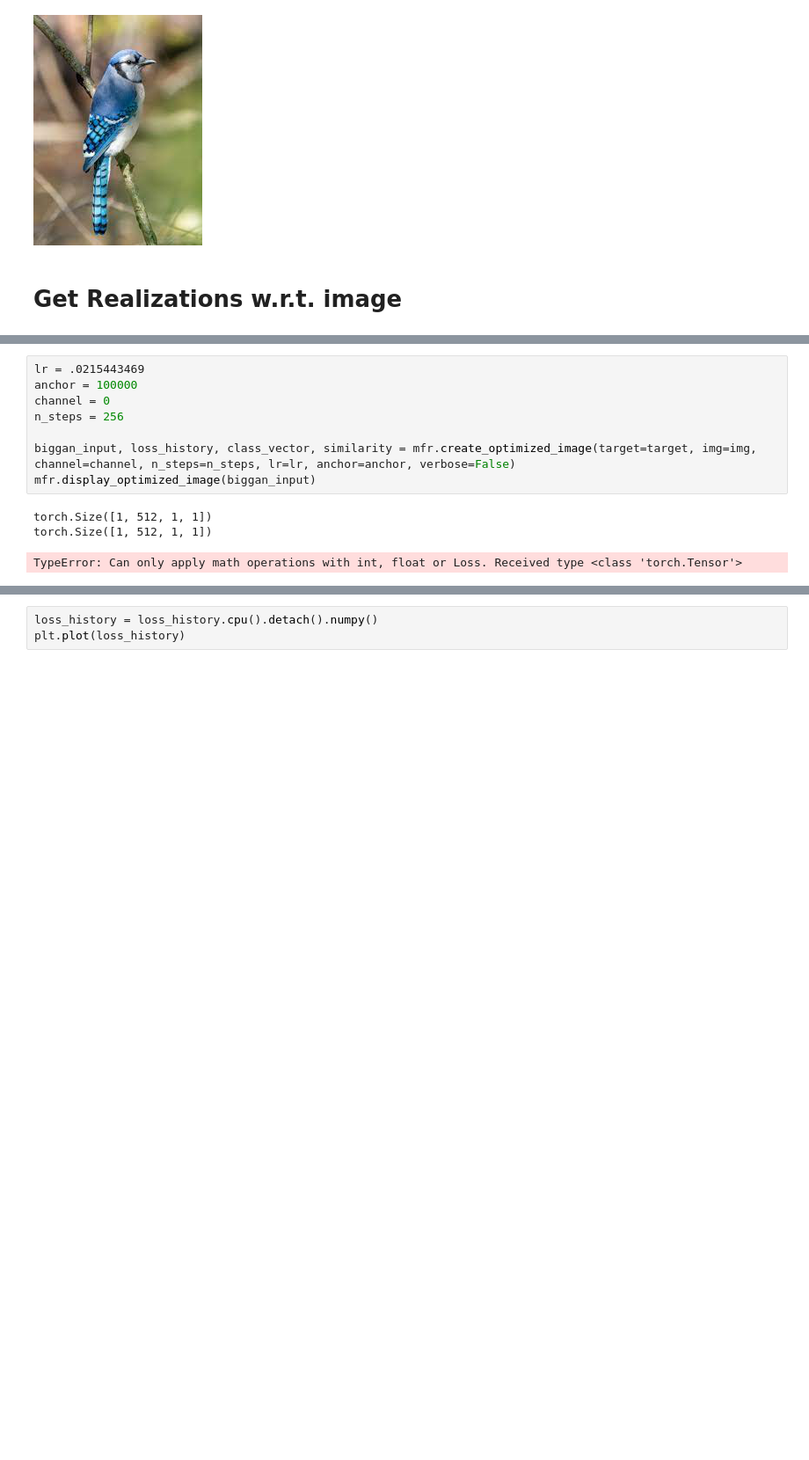
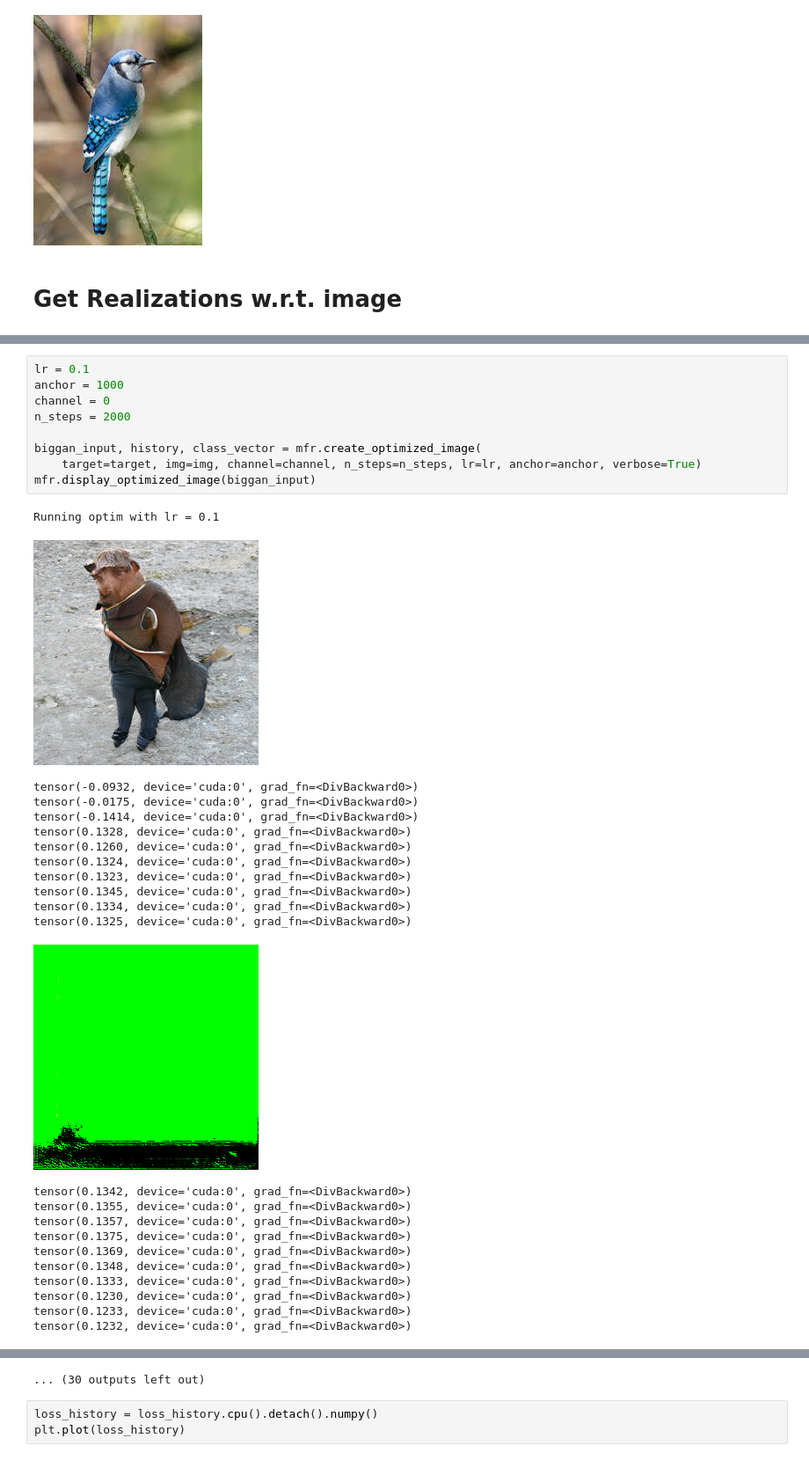
Before and after one commit to jackaldenryan/231nFinalProject, a Jupyter notebook: mf_realization_script.ipynb, the cells around one changed output, grey strips where cells are left out. Shown at 88% size. Cells and saved outputs as stored; diff of their text form; blank space fills up the shorter version.

```diff
--- a/mf_realization_script.ipynb
+++ b/mf_realization_script.ipynb
@@ -25,12 +49,33 @@ display(img)
 # %%
-lr = .0215443469
-anchor = 100000
+lr = 0.1
+anchor = 1000
 channel = 0
-n_steps = 256
+n_steps = 2000
 
-biggan_input, loss_history, class_vector, similarity = mfr.create_optimized_image(target=target, img=img, channel=channel, n_steps=n_steps, lr=lr, anchor=anchor, verbose=False)
+biggan_input, history, class_vector = mfr.create_optimized_image(
+    target=target, img=img, channel=channel, n_steps=n_steps, lr=lr, anchor=anchor, verbose=True)
 mfr.display_optimized_image(biggan_input)
 # %% [output]
-torch.Size([1, 512, 1, 1])
-torch.Size([1, 512, 1, 1])
+Running optim with lr = 0.1
+[figure, added]
-TypeError: Can only apply math operations with int, float or Loss. Received type <class 'torch.Tensor'>
+tensor(-0.0932, device='cuda:0', grad_fn=<DivBackward0>)
+tensor(-0.0175, device='cuda:0', grad_fn=<DivBackward0>)
+tensor(-0.1414, device='cuda:0', grad_fn=<DivBackward0>)
+tensor(0.1328, device='cuda:0', grad_fn=<DivBackward0>)
+tensor(0.1260, device='cuda:0', grad_fn=<DivBackward0>)
+tensor(0.1324, device='cuda:0', grad_fn=<DivBackward0>)
+tensor(0.1323, device='cuda:0', grad_fn=<DivBackward0>)
+tensor(0.1345, device='cuda:0', grad_fn=<DivBackward0>)
+tensor(0.1334, device='cuda:0', grad_fn=<DivBackward0>)
+tensor(0.1325, device='cuda:0', grad_fn=<DivBackward0>)
+[figure, added]
+tensor(0.1342, device='cuda:0', grad_fn=<DivBackward0>)
+tensor(0.1355, device='cuda:0', grad_fn=<DivBackward0>)
+tensor(0.1357, device='cuda:0', grad_fn=<DivBackward0>)
+tensor(0.1375, device='cuda:0', grad_fn=<DivBackward0>)
+tensor(0.1369, device='cuda:0', grad_fn=<DivBackward0>)
+tensor(0.1348, device='cuda:0', grad_fn=<DivBackward0>)
+tensor(0.1333, device='cuda:0', grad_fn=<DivBackward0>)
+tensor(0.1230, device='cuda:0', grad_fn=<DivBackward0>)
+tensor(0.1233, device='cuda:0', grad_fn=<DivBackward0>)
+tensor(0.1232, device='cuda:0', grad_fn=<DivBackward0>)
@@ -37,3 +116,4 @@ TypeError: Can only apply math operations with int, float or Loss. Received type
+... (30 outputs left out)
 # %%
 loss_history = loss_history.cpu().detach().numpy()
 plt.plot(loss_history)
```
Also changed, not shown: parts of 3 cells of this notebook, 8 other files.
